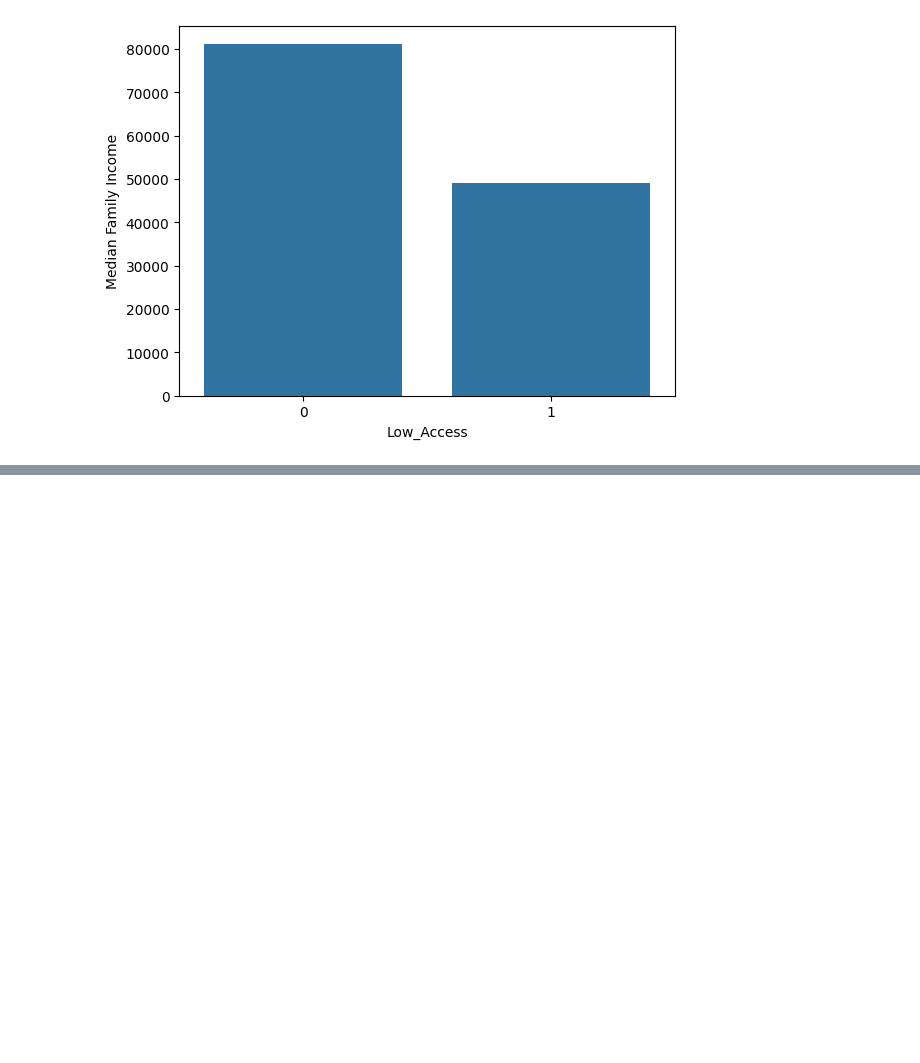
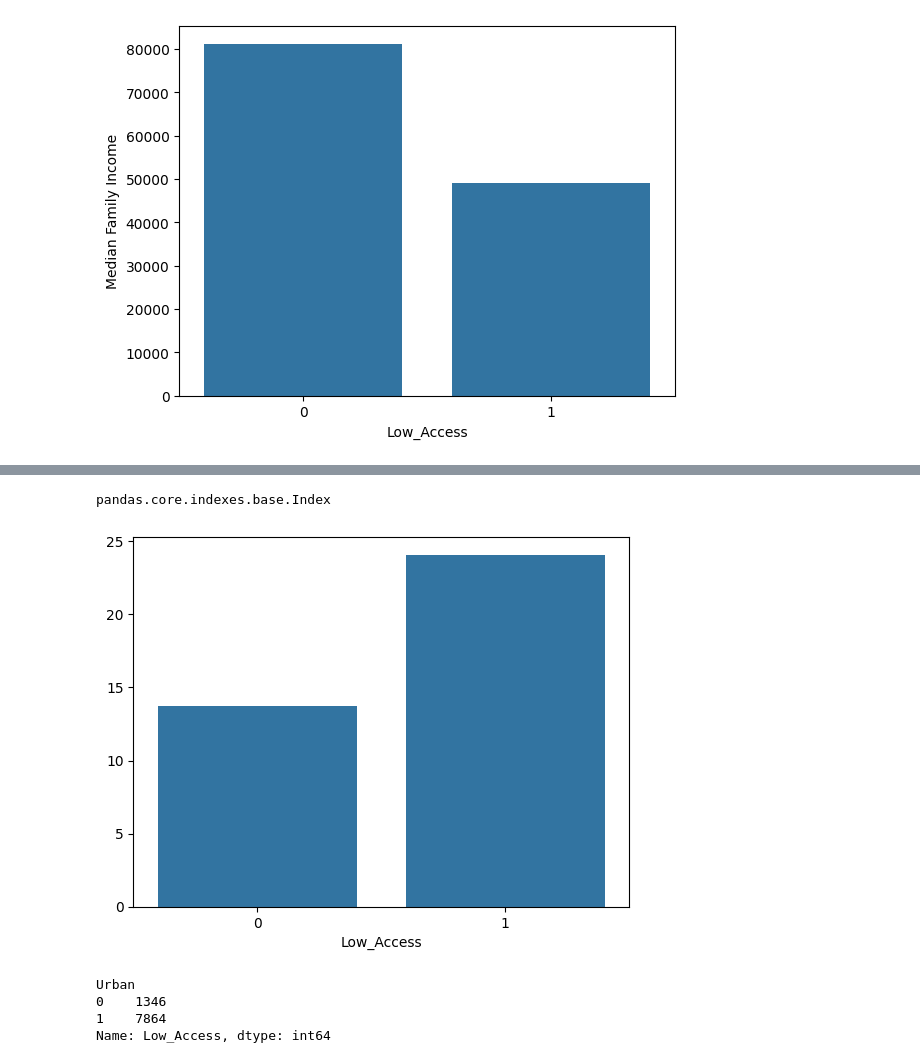
Before and after one commit to hungqbui/RiceDatathon25, a Jupyter notebook: 2019.ipynb, the cells around one changed output, grey strips where cells are left out. Drawn from its saved outputs; the diff is of its cells as text; code cells hidden in the pictures; blank space fills up the shorter version.

```diff
--- a/2019.ipynb
+++ b/2019.ipynb
@@ -148,0 +176,13 @@ Text(0, 0.5, 'Median Family Income')
+# %%
+group = processed.groupby("Low_Access")["PovertyRate"].mean()
+sns.barplot(x=group.index, y=group.values)
+# %% [output]
+pandas.core.indexes.base.Index
+[figure, added]
+# %%
+processed.groupby("Urban")["Low_Access"].sum()
+# %% [output]
+Urban
+0    1346
+1    7864
+Name: Low_Access, dtype: int64
```
Also changed, not shown: parts of 6 cells of this notebook, 1 other file.
